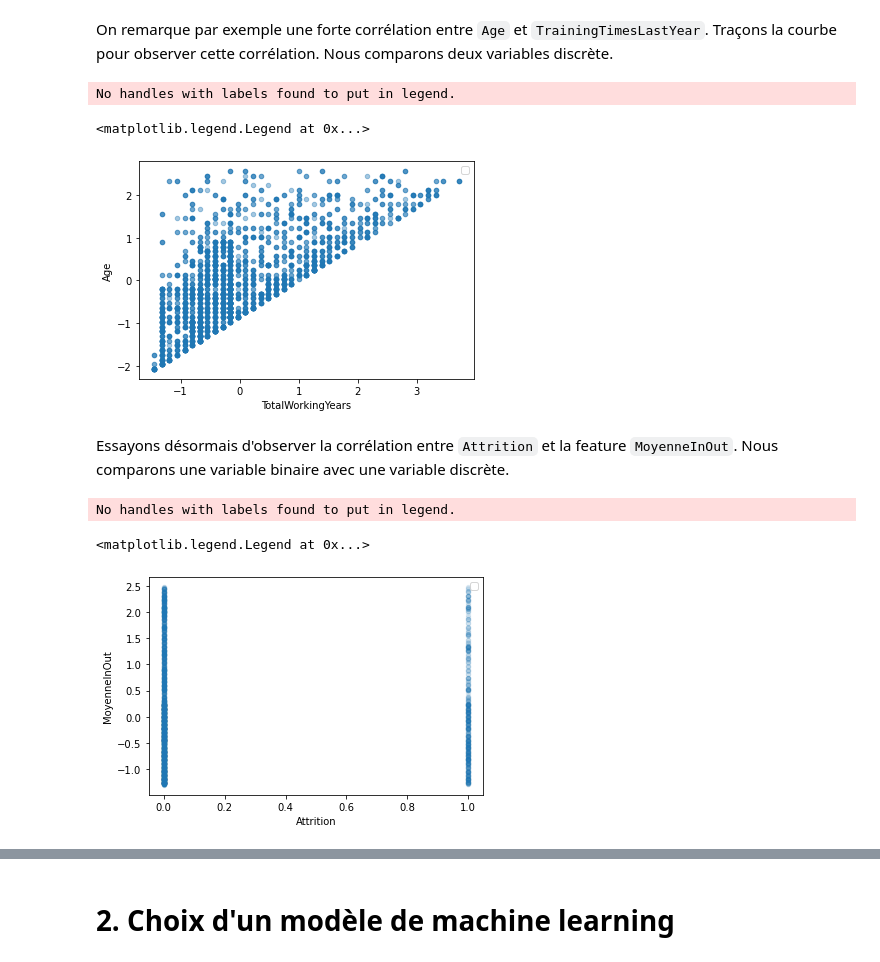
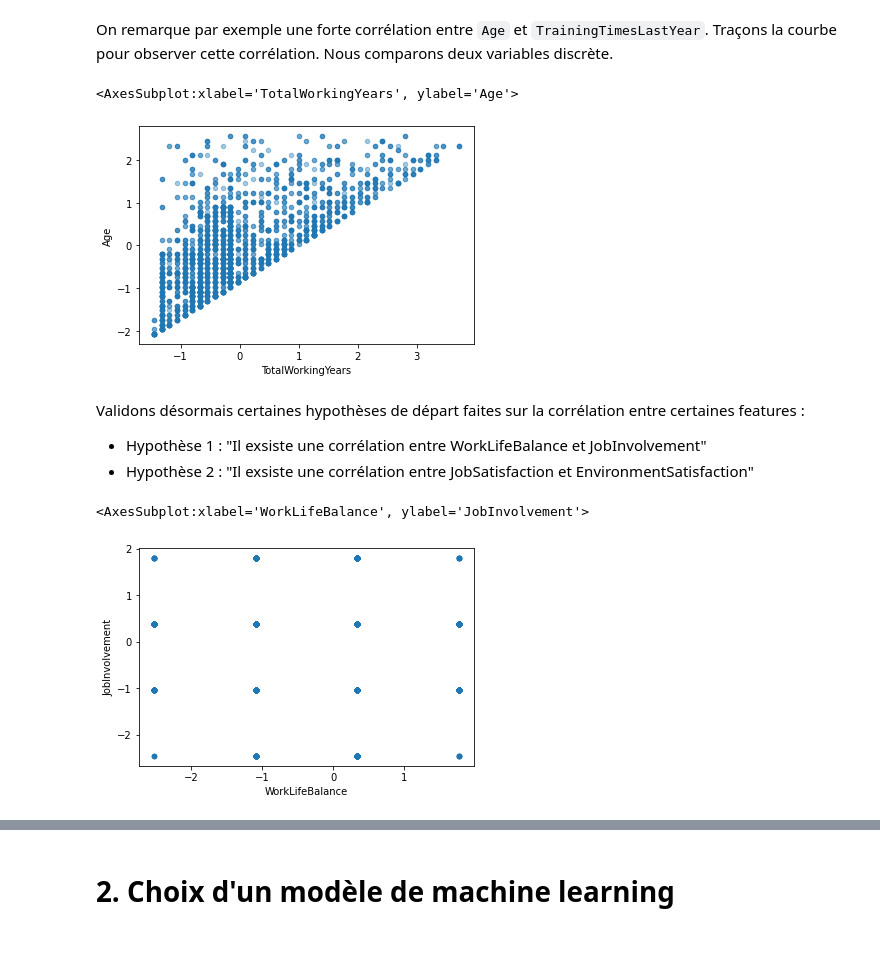
Before and after one commit to Ugo-Girard-Tissier/Projet-IA, a Jupyter notebook: Projet IA.ipynb, the cells around one changed output, grey strips where cells are left out. Cells and saved outputs as stored; diff of their text form; code cells hidden in the pictures.

Commit message:
Corrélation + Courbe ROC Explication

```diff
--- a/Projet IA.ipynb
+++ b/Projet IA.ipynb
@@ -529,18 +531,16 @@ On remarque par exemple une forte corrélation entre `Age` et `TrainingTimesLast
 # %%
 result_train_set.plot(kind="scatter", x="TotalWorkingYears", y="Age", alpha=0.4,
     sharex=False)
-plt.legend()
 # %% [output]
-No handles with labels found to put in legend.
+<AxesSubplot:xlabel='TotalWorkingYears', ylabel='Age'>
-<matplotlib.legend.Legend at 0x...>
 [figure]
-# %% [markdown]
-Essayons désormais d'observer la corrélation entre `Attrition` et la feature `MoyenneInOut`. Nous comparons une variable binaire avec une variable discrète.
+# %% [markdown]
+ Validons désormais certaines hypothèses de départ faites sur la corrélation entre certaines features :
+ * Hypothèse 1 : "Il exsiste une corrélation entre WorkLifeBalance et JobInvolvement"
+ * Hypothèse 2 : "Il exsiste une corrélation entre JobSatisfaction et EnvironmentSatisfaction"
 # %%
-result_train_set.plot(kind="scatter", x="Attrition", y="MoyenneInOut", alpha=0.1,
+result_train_set.plot(kind="scatter", x="WorkLifeBalance", y="JobInvolvement", alpha=0.4,
     sharex=False)
-plt.legend()
 # %% [output]
-No handles with labels found to put in legend.
+<AxesSubplot:xlabel='WorkLifeBalance', ylabel='JobInvolvement'>
-<matplotlib.legend.Legend at 0x...>
-[figure, old version]
+[figure, new version]
```
Also changed, not shown: parts of 20 cells of this notebook.
